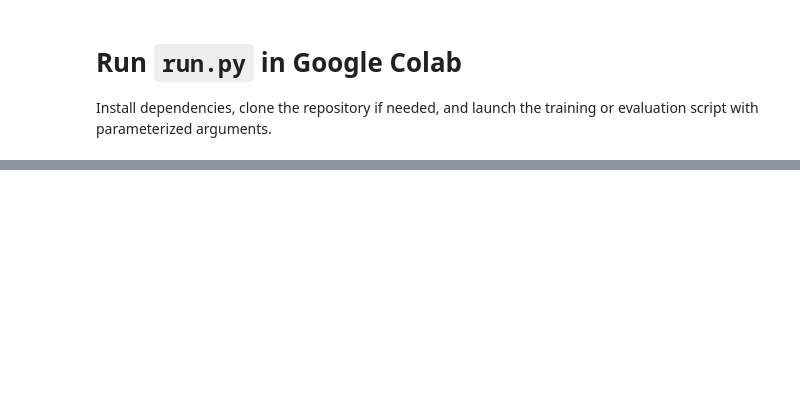
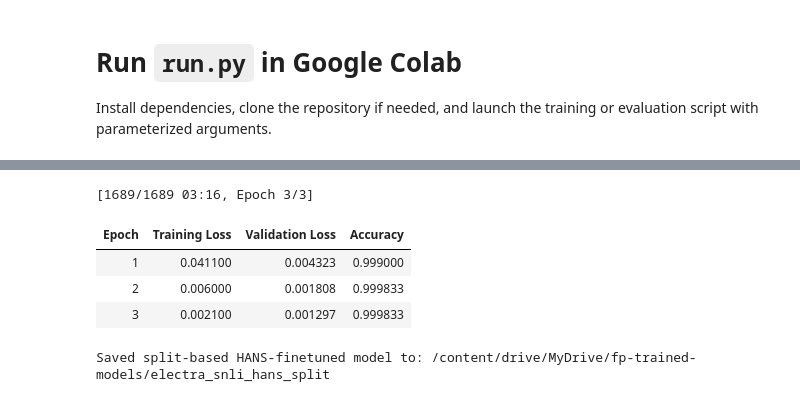
Before and after one commit to Chris0lsen/fp-dataset-artifacts, a Jupyter notebook: run_in_colab.ipynb, the cells around one changed output, grey strips where cells are left out. Cells and saved outputs as stored; diff of their text form; code cells hidden in the pictures; blank space fills up the shorter version.

```diff
--- a/run_in_colab.ipynb
+++ b/run_in_colab.ipynb
@@ -166,0 +394,15 @@ if result.returncode != 0:
+# %%
+from datasets import Dataset
+
+def hans_to_snli_label(row):
+    if row["gold_label"] == "entailment":
+        return 0  # entailment
+    else:
+        return 2  # contradiction
+
+for df in (train_df, dev_df, test_df):
+    df["label"] = df.apply(hans_to_snli_label, axis=1)
+
+train_ds = Dataset.from_pandas(train_df.reset_index(drop=True))
+dev_ds   = Dataset.from_pandas(dev_df.reset_index(drop=True))
+test_ds  = Dataset.from_pandas(test_df.reset_index(drop=True))
@@ -166,0 +433,58 @@ if result.returncode != 0:
+# %%
+from transformers import AutoModelForSequenceClassification, TrainingArguments, Trainer
+import numpy as np
+import torch
+from pathlib import Path
+
+model = AutoModelForSequenceClassification.from_pretrained(
+    baseline_model_dir,
+    local_files_only=True,
+)
+
+training_args = TrainingArguments(
+    output_dir="./tmp-ignore-me",
+    eval_strategy="epoch",
+    save_strategy="no",
+    learning_rate=2e-5,
+    per_device_train_batch_size=32,
+    per_device_eval_batch_size=64,
+    num_train_epochs=3,
+    weight_decay=0.01,
+    load_best_model_at_end=False,
+    metric_for_best_model="accuracy",
+    logging_steps=100,
+    report_to="none",  # disable wandb/tensorboard
+)
+
+def compute_metrics(eval_pred):
+    logits, labels = eval_pred
+    preds = np.argmax(logits, axis=-1)
+    acc = (preds == labels).astype("float32").mean().item()
+    return {"accuracy": acc}
+
+trainer = Trainer(
+    model=model,
+    args=training_args,
+    train_dataset=train_ds_tok,
+    eval_dataset=dev_ds_tok,
+    compute_metrics=compute_metrics,
+)
+
+trainer.train()
+
+drive_output_dir = "/content/drive/MyDrive/fp-trained-models"
+hans_save_dir = Path(drive_output_dir) / "electra_snli_hans_split"
+
+hans_save_dir.mkdir(parents=True, exist_ok=True)
+
+trainer.save_model(str(hans_save_dir))
+tokenizer.save_pretrained(str(hans_save_dir))
+
+print("Saved split-based HANS-finetuned model to:", hans_save_dir)
+# %% [output]
+[1689/1689 03:16, Epoch 3/3]
+| Epoch | Training Loss | Validation Loss | Accuracy |
+| 1 | 0.041100 | 0.004323 | 0.999000 |
+| 2 | 0.006000 | 0.001808 | 0.999833 |
+| 3 | 0.002100 | 0.001297 | 0.999833 |
+Saved split-based HANS-finetuned model to: /content/drive/MyDrive/fp-trained-models/electra_snli_hans_split
```
Also changed, not shown: parts of 23 cells of this notebook.
